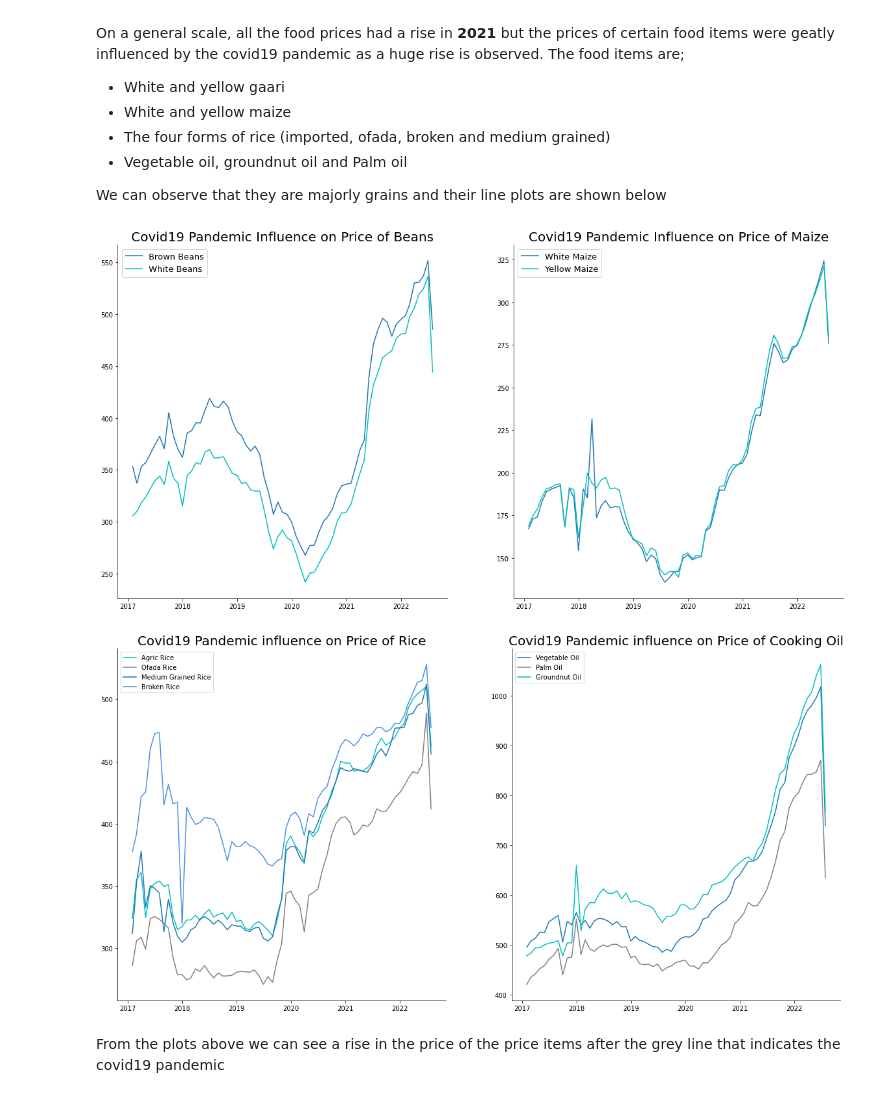
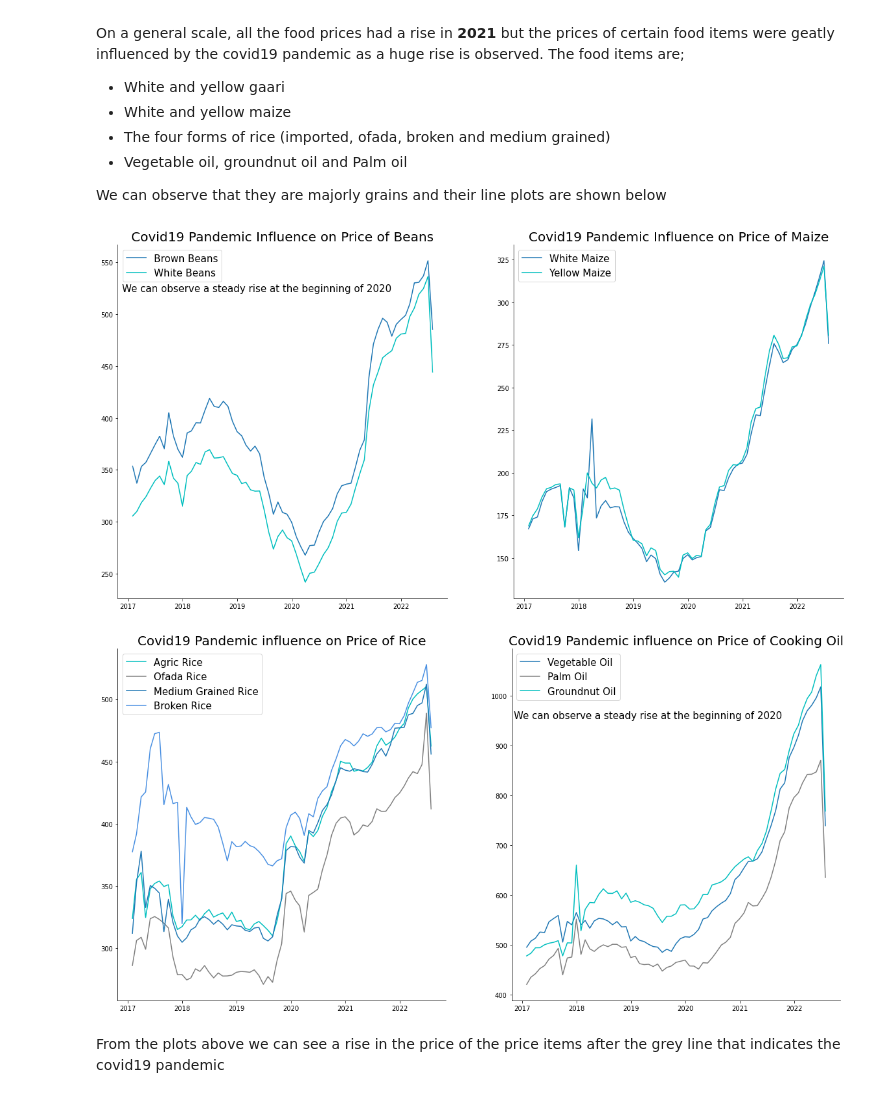
Before and after one commit to TheBlueZayn/Analysis-of-Nigerian-Food-Prices, a Jupyter notebook: prices.ipynb, the cells around one changed output. Saved outputs shown, nothing was run; the diff lists cells and outputs as text; code cells hidden in the pictures.

```diff
--- a/prices.ipynb
+++ b/prices.ipynb
@@ -407,8 +407,9 @@ ax1.plot(df["Beans (white black eye)"], label="White Beans", color="c")
 for s in ['top', 'right']:
      ax1.spines[s].set_visible(False)
 ax1.set_title("Covid19 Pandemic Influence on Price of Beans", fontsize=20)
-ax1.legend(fontsize=13)
-
+ax1.legend(fontsize=15)
+fig.text(0.13, 0.78, "We can observe a steady rise at the beginning of 2020", fontsize=15)
+#fig.text(0.63, 0.75, "We can observe a steady rise at the beginning of 2020", fontsize=15)
 ax2.plot(df["Maize grain white"], label="White Maize")
 ax2.plot(df["Maize grain yellow"], label="Yellow Maize", color="c")
 #ax2.axvline("2019-11-30",color ='grey', lw = 0.5, alpha = 0.75)
@@ -416,34 +417,35 @@ ax2.plot(df["Maize grain yellow"], label="Yellow Maize", color="c")
 for s in ['top', 'right']:
      ax2.spines[s].set_visible(False)
 ax2.set_title("Covid19 Pandemic Influence on Price of Maize", fontsize=20)
-ax2.legend(fontsize=13);
+ax2.legend(fontsize=15);
 # %% [output]
-[figure, old version]
+[figure, new version]
 # %%
 fig, (ax1, ax2) = plt.subplots(1,2,figsize=(20,10))
 ax1.plot(df["Rice agric"], label="Agric Rice", color="c")
 ax1.plot(df["Rice local (ofada)"], label="Ofada Rice", color="grey")
 ax1.plot(df["Rice Medium Grained"], label="Medium Grained Rice")
 ax1.plot(df["Broken Rice (Ofada)"], label="Broken Rice", color="#4a90e2")
 # ax1.axvline("2019-11-30",color ='grey', lw = 0.5, alpha = 0.75)
 # ax1.text("2019-12-31", 260, "November 2019")
 for s in ['top', 'right']:
      ax1.spines[s].set_visible(False)
 ax1.set_title("Covid19 Pandemic influence on Price of Rice", fontsize=20)
-ax1.legend()
+ax1.legend(fontsize=15)
 
 ax2.plot(df["Vegetable oil"], label="Vegetable Oil")
 ax2.plot(df["Palm oil"], label="Palm Oil", color="grey")
 ax2.plot(df["Groundnut oil"], label="Groundnut Oil", color="c")
 # ax2.axvline("2020-01-31",color ='grey', lw = 0.5, alpha = 0.75)
 # ax2.text("2020-02-28", 400, "January 2020")
 for s in ['top', 'right']:
      ax2.spines[s].set_visible(False)
 ax2.set_title("Covid19 Pandemic influence on Price of Cooking Oil", fontsize=20)
-ax2.legend()
+ax2.legend(fontsize=15)
+fig.text(0.55, 0.73, "We can observe a steady rise at the beginning of 2020", fontsize=15)
 plt.savefig("covid", dpi=300, bbox_inches="tight");
 # %% [output]
-[figure, old version]
+[figure, new version]
 # %% [markdown]
 From the plots above we can see a rise in the price of the price items after the grey line that indicates the covid19 pandemic
 # %% [markdown]
```
Also changed, not shown: 2 other files.
